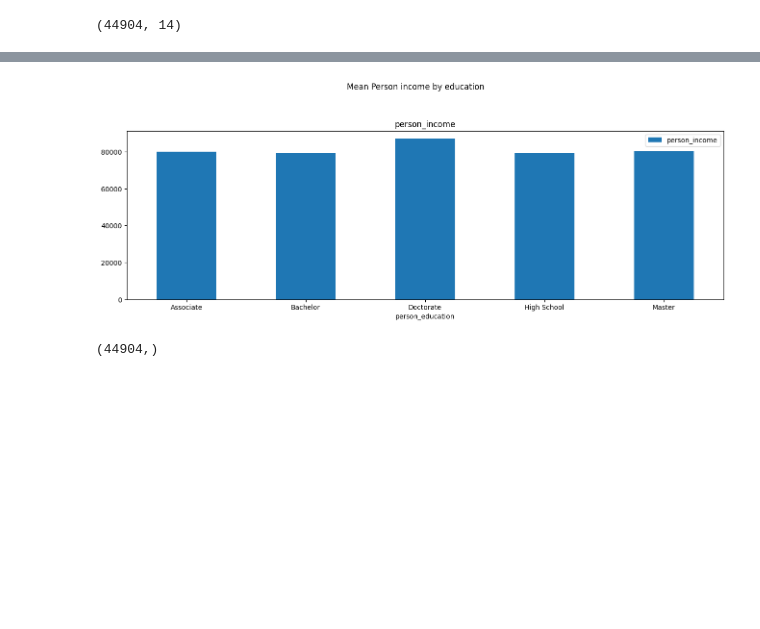
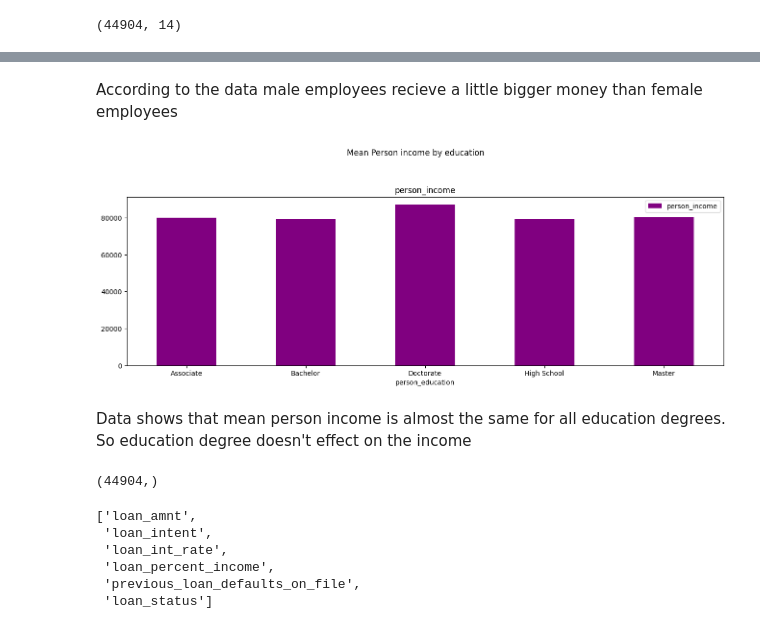
Before and after one commit to loktionov-data/Financial-data-classification, a Jupyter notebook: Classification_model.ipynb, the cells around one changed output, grey strips where cells are left out. Drawn from its saved outputs; the diff is of its cells as text; code cells hidden in the pictures; blank space fills up the shorter version.

```diff
--- a/Classification_model.ipynb
+++ b/Classification_model.ipynb
@@ -12,6 +15,6 @@ from xgboost import XGBClassifier
 # %%
 ##Uploading the data
-df = pd.read_csv("loan_data.csv")
+df = pd.read_csv("dataset/loan_data.csv")
 df.head(10)
 # %% [output]
 |  | person_age | person_gender | person_education | person_income | person_emp_exp | person_home_ownership | ... |
@@ -139,13 +168,32 @@ df.groupby("person_gender")[["person_income"]].mean()
+# %% [markdown]
+According to the data male employees recieve a little bigger money than female employees
 # %%
-df.groupby("person_education")[["person_income"]].mean().plot(kind="bar", rot= 0, subplots=True, layout=(2,1), figsize=(16,10), sharex=False, sharey=False, title="Mean Person income by education")
-plt.savefig("Income_by_education.png")
+##Showing mean person income by education
+df.groupby("person_education")[["person_income"]].mean().plot(kind="bar", rot= 0, subplots=True, layout=(2,1), figsize=(16,10), sharex=False, sharey=False, title="Mean Person income by education", color="purple")
+plt.savefig("images/Income_by_education.png")
 # %% [output]
-[figure, old version]
+[figure, new version]
+# %% [markdown]
+Data shows that mean person income is almost the same for all education degrees. So education degree doesn't effect on the income
 # %%
 ##Choosing target value
 Y = df["loan_status"]
 Y.shape
 # %% [output]
 (44904,)
+# %%
+##Removing all unnecessary columns
+columns = []
+for x in df.columns:
+    if "loan" in x.split("_"):
+        columns.append(x)
+columns
+# %% [output]
+['loan_amnt',
+ 'loan_intent',
+ 'loan_int_rate',
+ 'loan_percent_income',
+ 'previous_loan_defaults_on_file',
+ 'loan_status']
 # %%
 ##Starting making features
```
Also changed, not shown: parts of 49 cells of this notebook.
